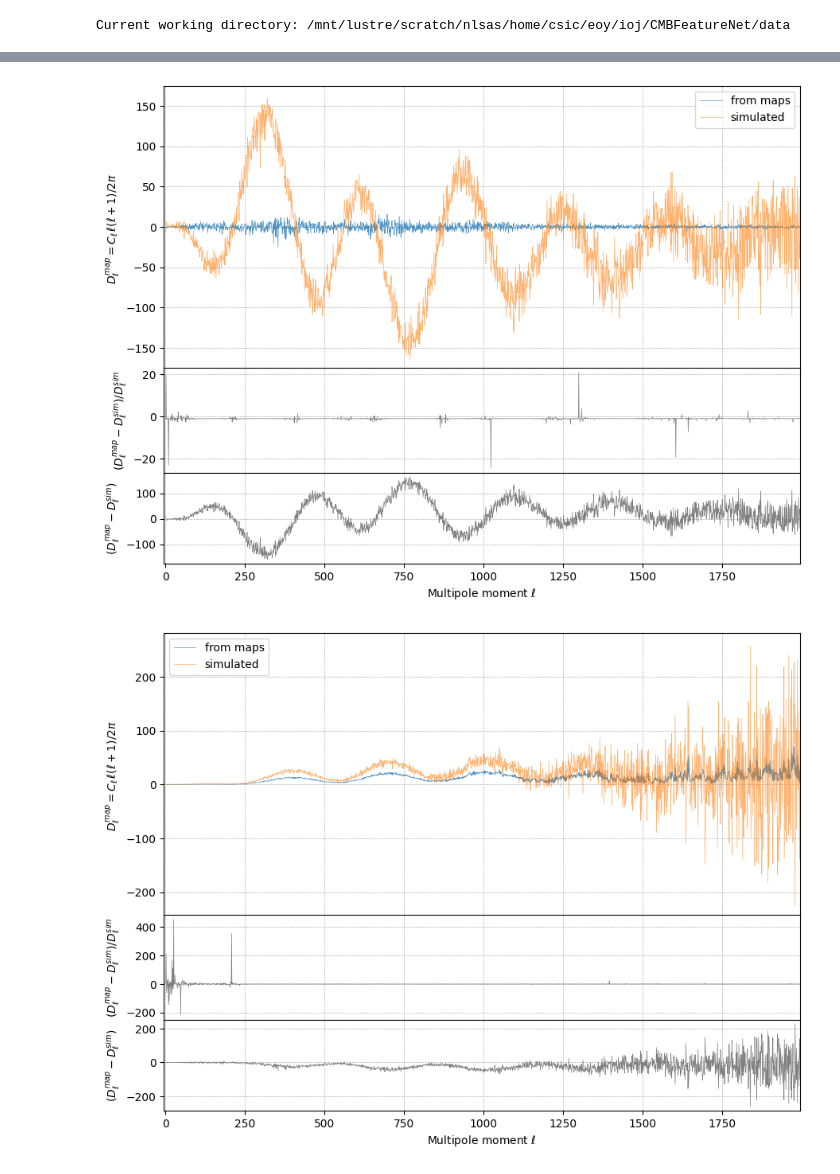
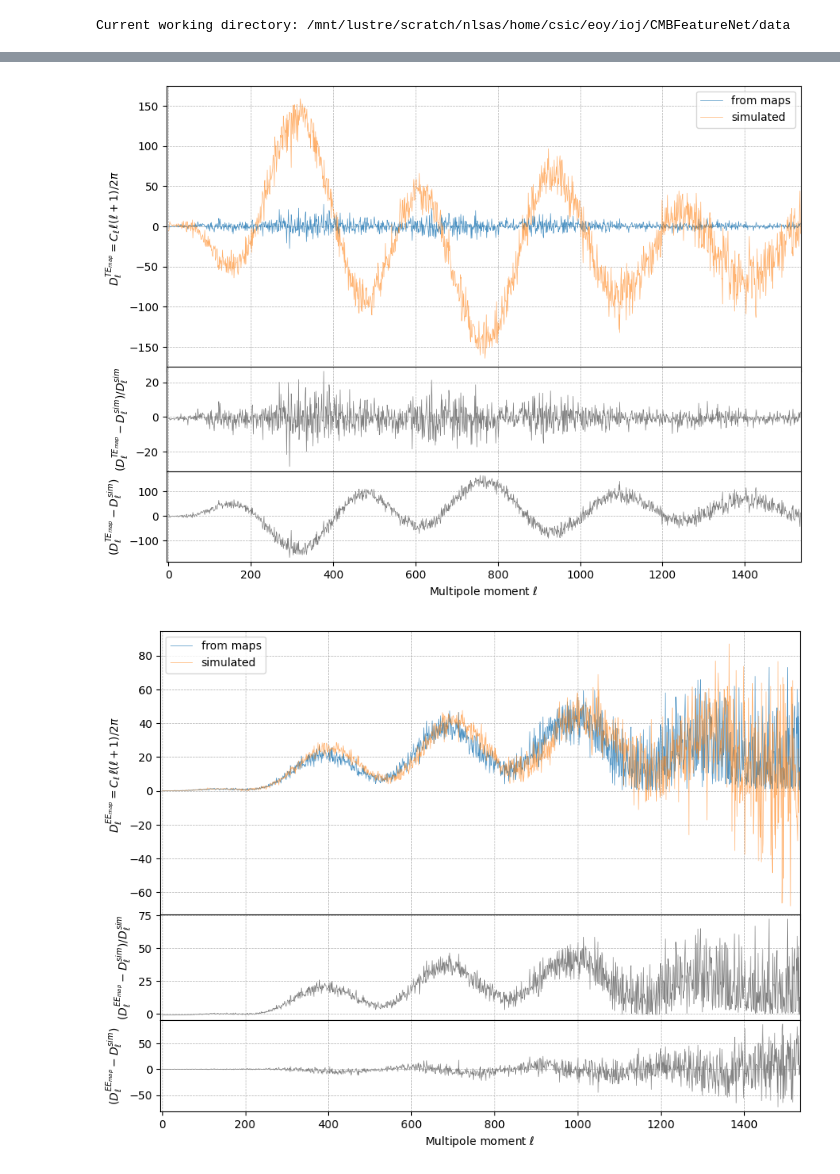
Before and after one commit to SkyExplain/SkySimulation, a Jupyter notebook: Notebooks/Loss_info_Cls-maps.ipynb, the cells around one changed output, grey strips where cells are left out. Cells and saved outputs as stored; diff of their text form; code cells hidden in the pictures.

```diff
--- a/Notebooks/Loss_info_Cls-maps.ipynb
+++ b/Notebooks/Loss_info_Cls-maps.ipynb
@@ -20,6 +20,6 @@ print("Current working directory:", os.getcwd())
 Current working directory: /mnt/lustre/scratch/nlsas/home/csic/eoy/ioj/CMBFeatureNet/data
 # %%
 from CMBFeatureNet import read_map
-test_path = "./simulated_maps/lcdm/"
+test_path = "./simulated_maps/"
 map_temp_data = read_map(test_path + 'cmb_map_0.fits')
 # %% [output]
@@ -56,6 +56,6 @@ simulated_dlstt = np.loadtxt('./simulated_data/simulated_ang_power_spectra/dlstt
 simulated_dlste = np.loadtxt('./simulated_data/simulated_ang_power_spectra/dlste_lcdm_0.csv', delimiter=',')
 simulated_dlsee = np.loadtxt('./simulated_data/simulated_ang_power_spectra/dlsee_lcdm_0.csv', delimiter=',')
 # %%
-map_Qpol_data = read_map(test_path + 'cmb_pol_map_Q_0.fits')
-map_Upol_data = read_map(test_path + 'cmb_pol_map_U_0.fits')
+map_Qpol_data = read_map('./simulated_maps/cmb_pol_map_Q_0.fits')
+map_Upol_data = read_map('./simulated_maps/cmb_pol_map_U_0.fits')
 # %% [output]
@@ -140,72 +144,76 @@ plt.show()
 # %%
+ell = np.arange(len(cl_te_map))
+
 fig = plt.figure(figsize=(10, 6))
 
 #Upper plot (Power Spectrum)
 frame1 = fig.add_axes((.1, .4, .8, .6))
-frame1.plot(ell[:len(simulated_dlste[1])], Dls(ell, cl_te_map)[:len(simulated_dlste[1])],
+frame1.plot(ell[:len(cl_te_map)], Dls(ell, cl_te_map)[:len(cl_te_map)],
             label='from maps', linewidth=0.5, alpha=0.8)
-frame1.plot(ell[:len(simulated_dlste[1])], simulated_dlste[1],
+frame1.plot(ell[:len(cl_te_map)], simulated_dlste[1][:len(cl_te_map)],
             label='simulated', linewidth=0.5, alpha=0.6)
 frame1.set_xlabel(r'Multipole moment $\ell$')
-frame1.set_ylabel(r'$D_\ell^{map}=C_\ell \, \ell(\ell+1)/2\pi$')
-frame1.set_xlim(-5, len(simulated_dlste[1]))
+frame1.set_ylabel(r'$D_\ell^{TE_{map}}=C_\ell \, \ell(\ell+1)/2\pi$')
+frame1.set_xlim(-5, len(cl_te_map))
 frame1.tick_params(axis='x', labelsize=0.1)
 frame1.grid(True, which='both', linestyle='--', linewidth=0.5)
 frame1.legend()
 
 #Lower plots (Difference)
 frame2 = fig.add_axes((.1, .19, .8, .22), sharex=frame1)
-diff = (Dls(ell, cl_te_map)[:len(simulated_dlste[1])] - simulated_dlste[1]) / simulated_dlste[1]
-frame2.plot(ell[:len(simulated_dlste[1])], diff, label='Percentage difference', linewidth=0.5, color='gray')
+diff = (Dls(ell, cl_te_map)[:len(cl_te_map)] - simulated_dlste[1][:len(cl_te_map)] / simulated_dlste[1][:len(cl_te_map)])
+frame2.plot(ell[:len(cl_te_map)], diff, label='Percentage difference', linewidth=0.5, color='gray')
 frame2.set_xlabel(r'Multipole moment $\ell$')
-frame2.set_ylabel(r'$(D_\ell^{map} - D_\ell^{sim}) / D_\ell^{sim}$')
+frame2.set_ylabel(r'$(D_\ell^{TE_{map}} - D_\ell^{sim}) / D_\ell^{sim}$')
 frame2.tick_params(axis='x', labelsize=0.1)
 frame2.grid(True, which='both', linestyle='--', linewidth=0.5)
 
 frame3 = fig.add_axes((.1, 0., .8, 0.19), sharex=frame1)
-diff = (Dls(ell, cl_te_map)[:len(simulated_dlste[1])] - simulated_dlste[1])
-frame3.plot(ell[:len(simulated_dlste[1])], diff, label='Percentage difference', linewidth=0.5, color='gray')
+diff = (Dls(ell, cl_te_map)[:len(cl_te_map)] - simulated_dlste[1][:len(cl_te_map)])
+frame3.plot(ell[:len(cl_te_map)], diff, label='Percentage difference', linewidth=0.5, color='gray')
 frame3.set_xlabel(r'Multipole moment $\ell$')
-frame3.set_ylabel(r'$(D_\ell^{map} - D_\ell^{sim})$')
+frame3.set_ylabel(r'$(D_\ell^{TE_{map}} - D_\ell^{sim})$')
 frame3.tick_params(axis='x', labelsize=10)
 frame3.grid(True, which='both', linestyle='--', linewidth=0.5)
 
 plt.show()
 # %% [output]
-[figure, old version]
+[figure, new version]
 # %%
+ell = np.arange(len(cl_ee_map))
+
 fig = plt.figure(figsize=(10, 6))
 
 #Upper plot (Power Spectrum)
 frame1 = fig.add_axes((.1, .4, .8, .6))
-frame1.plot(ell[:len(simulated_dlsee[1])], Dls(ell, cl_ee_map)[:len(simulated_dlsee[1])],
+frame1.plot(ell[:len(cl_ee_map)], Dls(ell, cl_ee_map)[:len(cl_ee_map)],
             label='from maps', linewidth=0.5, alpha=0.8)
-frame1.plot(ell[:len(simulated_dlsee[1])], simulated_dlsee[1],
+frame1.plot(ell[:len(cl_ee_map)], simulated_dlsee[1][:len(cl_ee_map)],
             label='simulated', linewidth=0.5, alpha=0.6)
 frame1.set_xlabel(r'Multipole moment $\ell$')
-frame1.set_ylabel(r'$D_\ell^{map}=C_\ell \, \ell(\ell+1)/2\pi$')
-frame1.set_xlim(-5, len(simulated_dlsee[1]))
+frame1.set_ylabel(r'$D_\ell^{EE_{map}}=C_\ell \, \ell(\ell+1)/2\pi$')
+frame1.set_xlim(-5, len(cl_ee_map))
 frame1.tick_params(axis='x', labelsize=0.1)
 frame1.grid(True, which='both', linestyle='--', linewidth=0.5)
 frame1.legend()
 
 #Lower plots (Difference)
 frame2 = fig.add_axes((.1, .19, .8, .22), sharex=frame1)
-diff = (Dls(ell, cl_te_map)[:len(simulated_dlsee[1])] - simulated_dlsee[1]) / simulated_dlsee[1]
-frame2.plot(ell[:len(simulated_dlsee[1])], diff, label='Percentage difference', linewidth=0.5, color='gray')
+diff = (Dls(ell, cl_ee_map)[:len(cl_ee_map)] - simulated_dlsee[1][:len(cl_ee_map)] / simulated_dlsee[1][:len(cl_ee_map)])
+frame2.plot(ell[:len(cl_ee_map)], diff, label='Percentage difference', linewidth=0.5, color='gray')
 frame2.set_xlabel(r'Multipole moment $\ell$')
-frame2.set_ylabel(r'$(D_\ell^{map} - D_\ell^{sim}) / D_\ell^{sim}$')
+frame2.set_ylabel(r'$(D_\ell^{EE_{map}} - D_\ell^{sim}) / D_\ell^{sim}$')
 frame2.tick_params(axis='x', labelsize=0.1)
 frame2.grid(True, which='both', linestyle='--', linewidth=0.5)
 
 frame3 = fig.add_axes((.1, 0., .8, 0.19), sharex=frame1)
-diff = (Dls(ell, cl_te_map)[:len(simulated_dlsee[1])] - simulated_dlsee[1])
-frame3.plot(ell[:len(simulated_dlsee[1])], diff, label='Percentage difference', linewidth=0.5, color='gray')
+diff = (Dls(ell, cl_ee_map)[:len(cl_ee_map)] - simulated_dlsee[1][:len(cl_ee_map)])
+frame3.plot(ell[:len(cl_ee_map)], diff, label='Percentage difference', linewidth=0.5, color='gray')
 frame3.set_xlabel(r'Multipole moment $\ell$')
-frame3.set_ylabel(r'$(D_\ell^{map} - D_\ell^{sim})$')
+frame3.set_ylabel(r'$(D_\ell^{EE_{map}} - D_\ell^{sim})$')
 frame3.tick_params(axis='x', labelsize=10)
 frame3.grid(True, which='both', linestyle='--', linewidth=0.5)
 
 plt.show()
 # %% [output]
-[figure, old version]
+[figure, new version]
```
Also changed, not shown: parts of 8 cells of this notebook.
